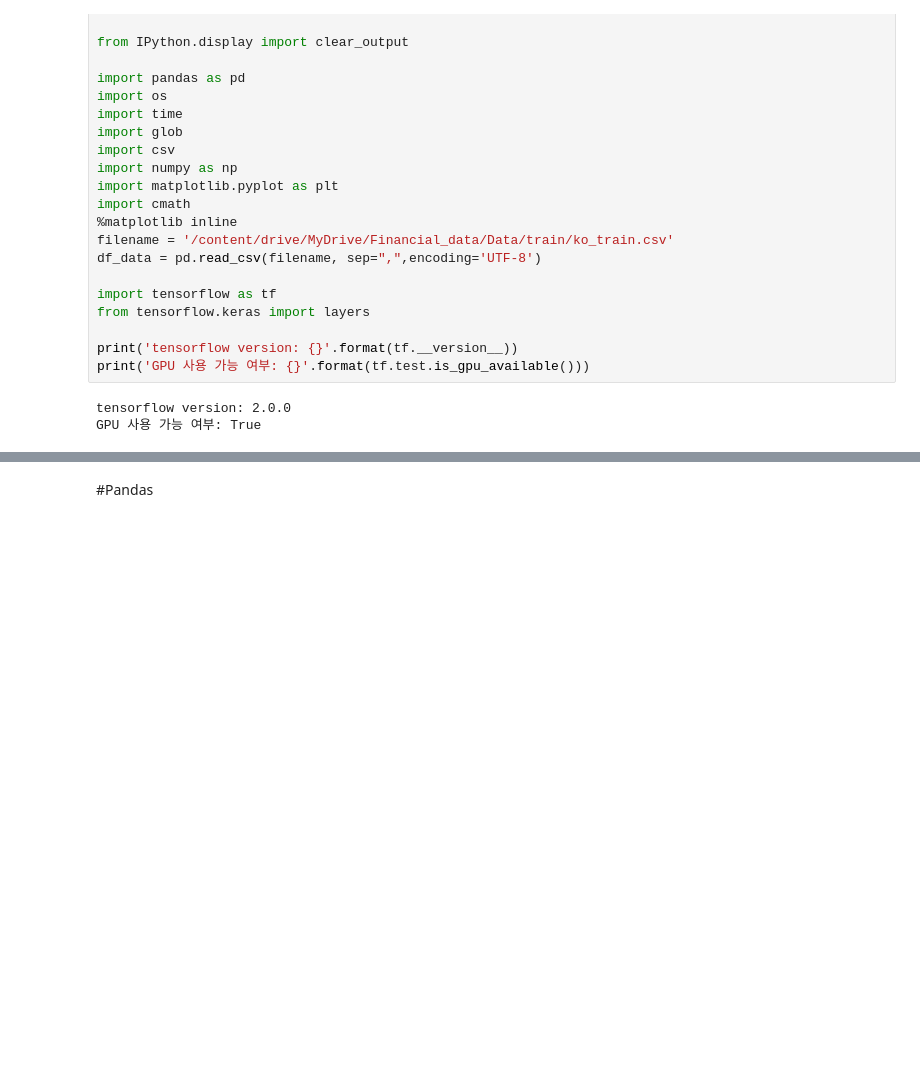
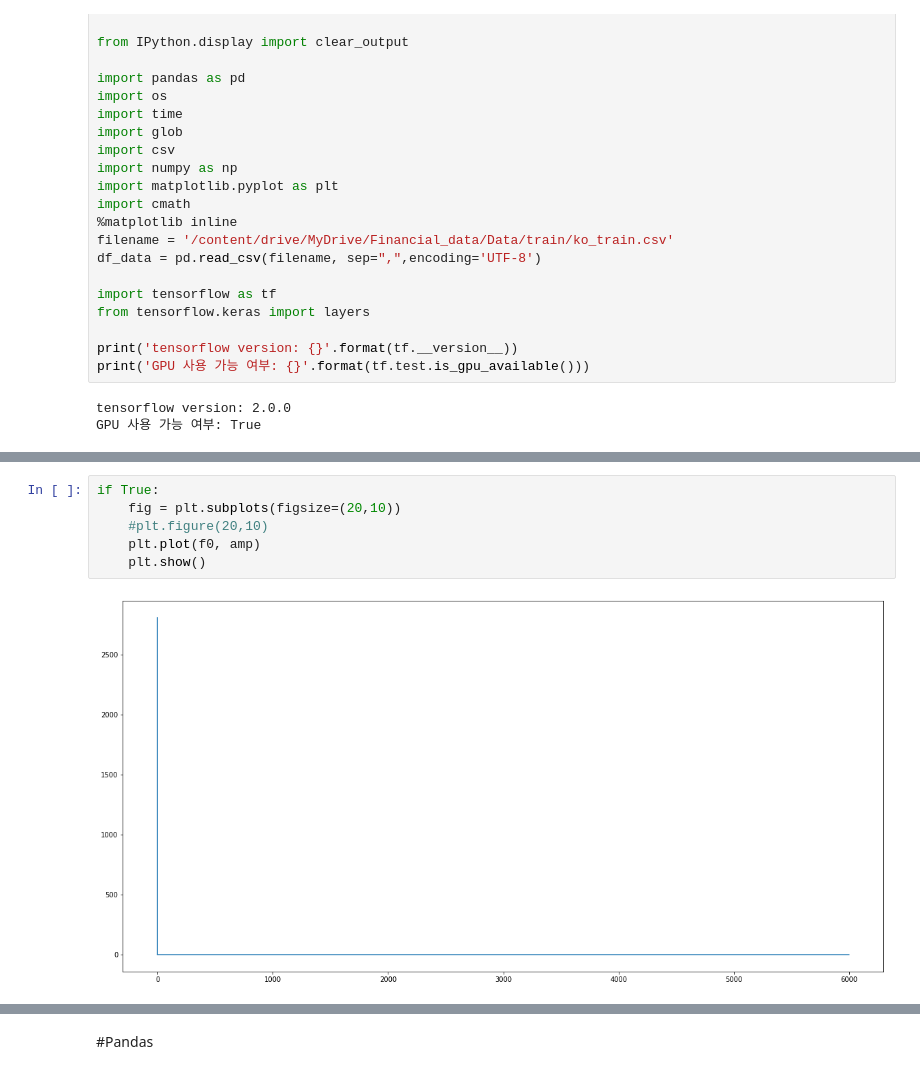
Before and after one commit to Canihelpme/DeepLearning_finance, a Jupyter notebook: Data_process_normalization.ipynb, the cells around one changed output, grey strips where cells are left out. Drawn from its saved outputs; the diff is of its cells as text; blank space fills up the shorter version.

```diff
--- a/Data_process_normalization.ipynb
+++ b/Data_process_normalization.ipynb
@@ -78,0 +232,8 @@ GPU 사용 가능 여부: True
+# %%
+if True:
+    fig = plt.subplots(figsize=(20,10))
+    #plt.figure(20,10)
+    plt.plot(f0, amp)
+    plt.show()
+# %% [output]
+[figure, added]
```
Also changed, not shown: parts of 25 cells of this notebook.
